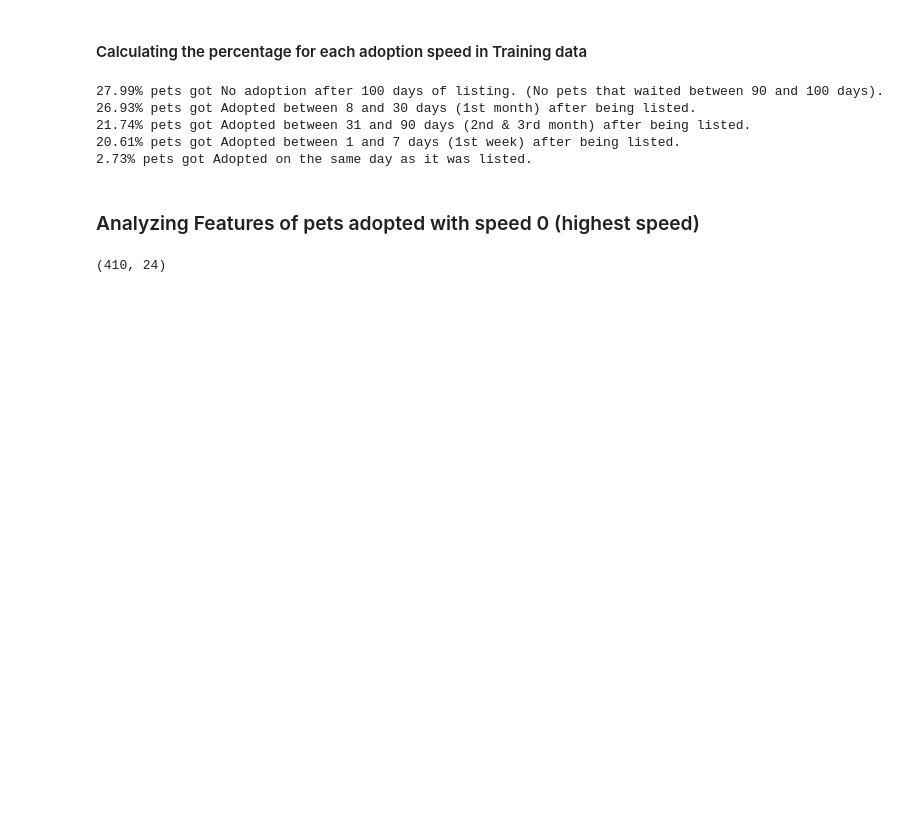
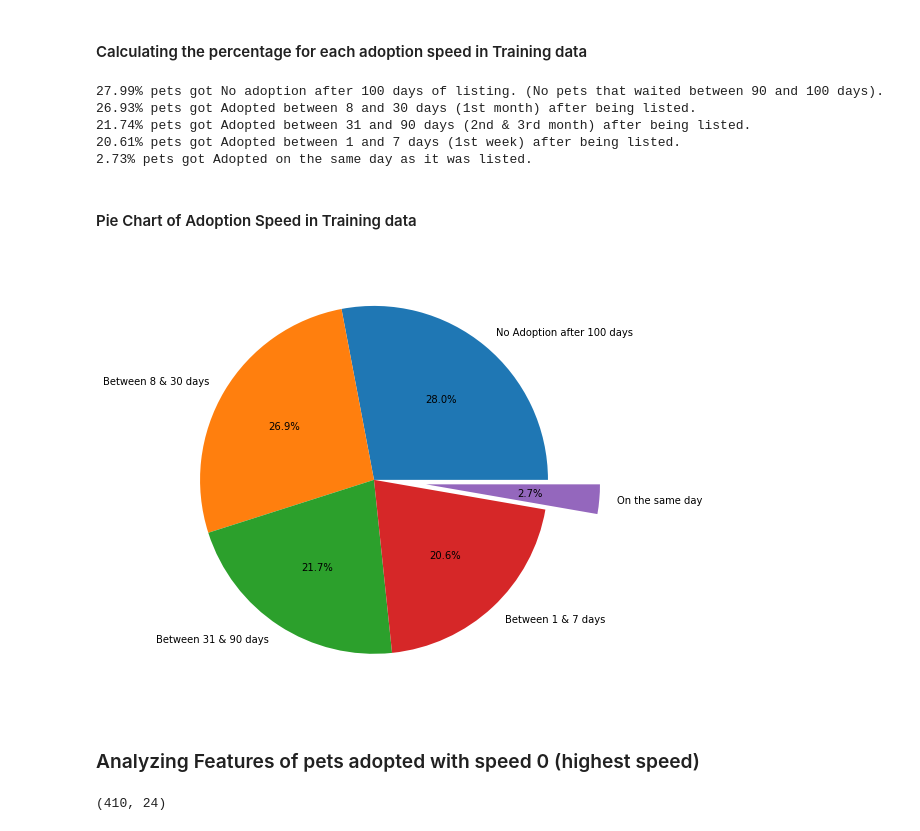
Before and after one commit to atal5/PetfinderDM, a Jupyter notebook: PetFinderV1.ipynb, the cells around one changed output. Saved outputs shown, nothing was run; the diff lists cells and outputs as text; code cells hidden in the pictures; blank space fills up the shorter version.

Commit message:
Added pie chart for Adoption Speed variable section 5.3

```diff
--- a/PetFinderV1.ipynb
+++ b/PetFinderV1.ipynb
@@ -137,6 +137,15 @@ for idx in result.index:
 21.74% pets got Adopted between 31 and 90 days (2nd & 3rd month) after being listed.
 20.61% pets got Adopted between 1 and 7 days (1st week) after being listed.
 2.73% pets got Adopted on the same day as it was listed.
+# %% [markdown]
+#### Pie Chart of Adoption Speed in Training data
+# %%
+value_counts = getPercentCountForFeatureValue(train_df,'AdoptionSpeed')
+labels=['No Adoption after 100 days','Between 8 & 30 days','Between 31 & 90 days','Between 1 & 7 days','On the same day']
+plt.figure(figsize=(8,8))
+plt.pie(value_counts,explode=[0.0]*4 + [0.3],labels=labels,autopct='%1.1f%%');
+# %% [output]
+[figure, added]
 # %% [markdown]
 ### Analyzing Features of pets adopted with speed 0 (highest speed)
 # %%
```
Also changed, not shown: parts of 2 cells of this notebook.
